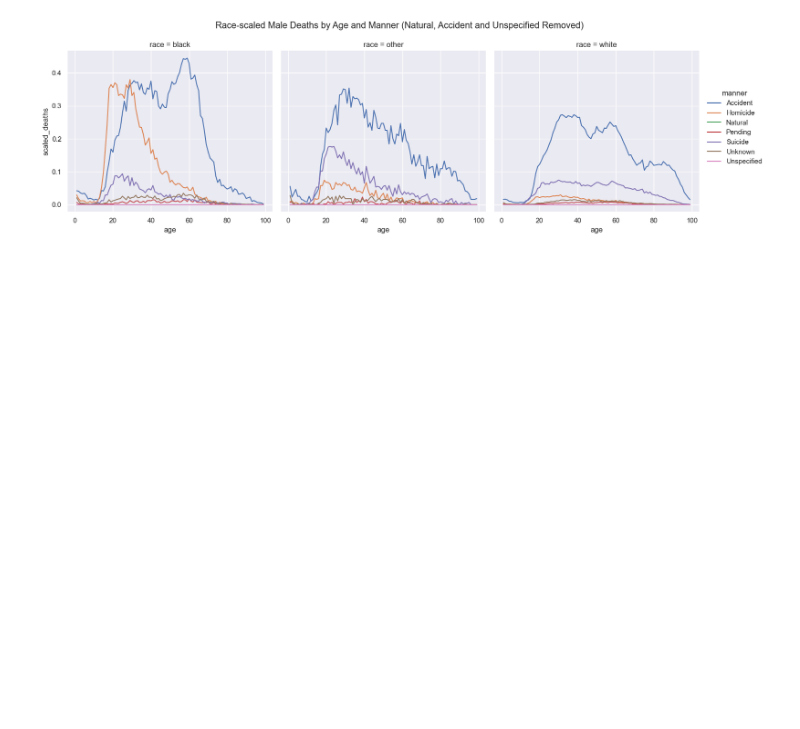
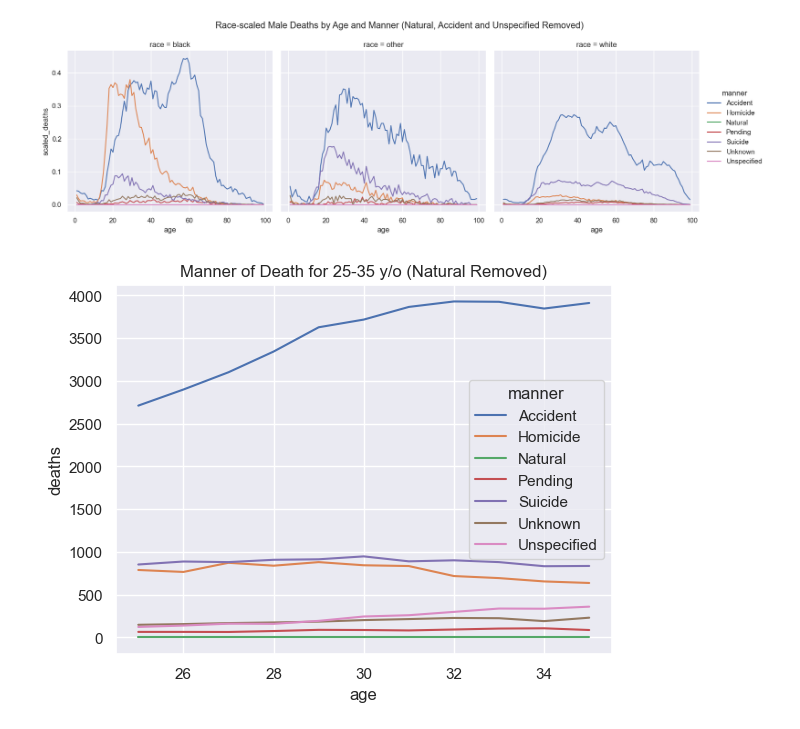
Before and after one commit to robertchase/pandas, a Jupyter notebook: mortality/notebooks/mortality.ipynb, the cells around one changed output. Saved outputs shown, nothing was run; the diff lists cells and outputs as text; code cells hidden in the pictures; blank space fills up the shorter version.

```diff
--- a/mortality/notebooks/mortality.ipynb
+++ b/mortality/notebooks/mortality.ipynb
@@ -204,13 +204,12 @@ _ = rel.fig.suptitle("Race-scaled Male Deaths by Age and Manner (Natural, Accide
 [figure]
 # %%
 data = (mort
- .query("100 > age > 0")
- #.query("gun")
- .query("manner != 'Natural'").query("manner != 'Unspecified'")
- #.query("manner != 'Accident'")
- #[["age", "manner", "deaths"]].groupby(["age", "manner"])
- [["age", "manner", "sex", "deaths"]].groupby(["age", "manner", "sex"])
+ .query("36 > age > 24")
+ .query("manner != 'Natural'")
+ [["age", "manner", "deaths"]].groupby(["age", "manner"])
  .count()
 )
-sns.relplot(data, kind="line", x="age", y="deaths", hue="manner", col="sex")
-#sns.relplot(data, kind="line", x="age", y="deaths", hue="manner")
+ax = sns.lineplot(data, x="age", y="deaths", hue="manner")
+_ = ax.set_title("Manner of Death for 25-35 y/o (Natural Removed)")
+# %% [output]
+[figure, added]
```
Also changed, not shown: parts of 3 cells of this notebook, 1 other file.
